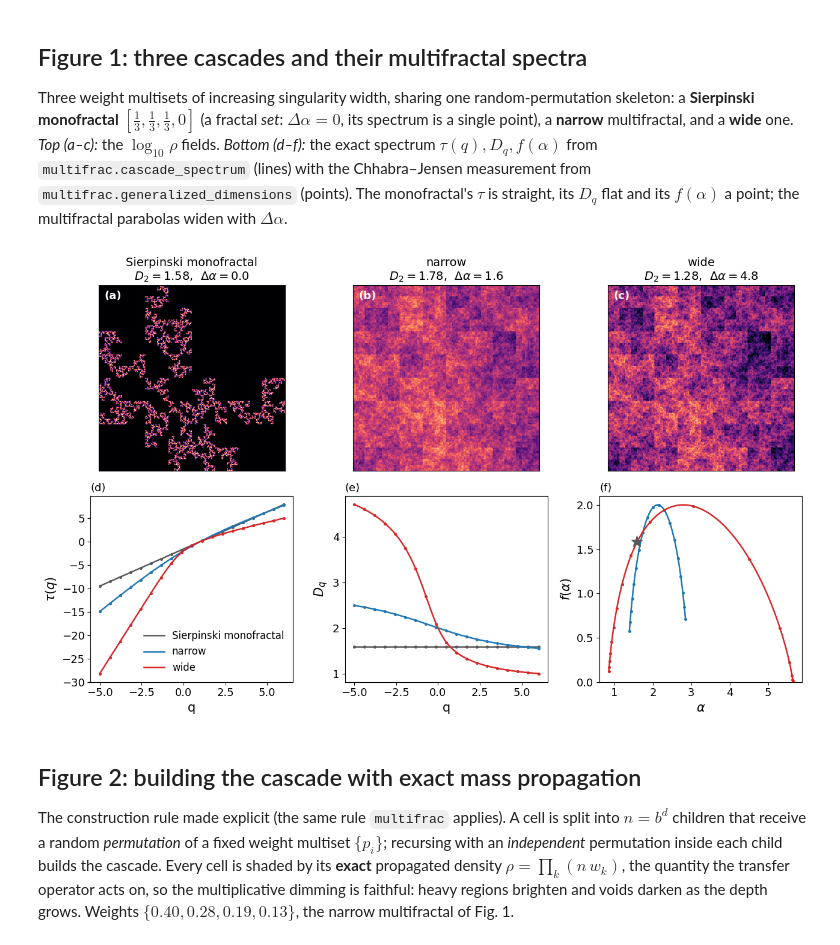
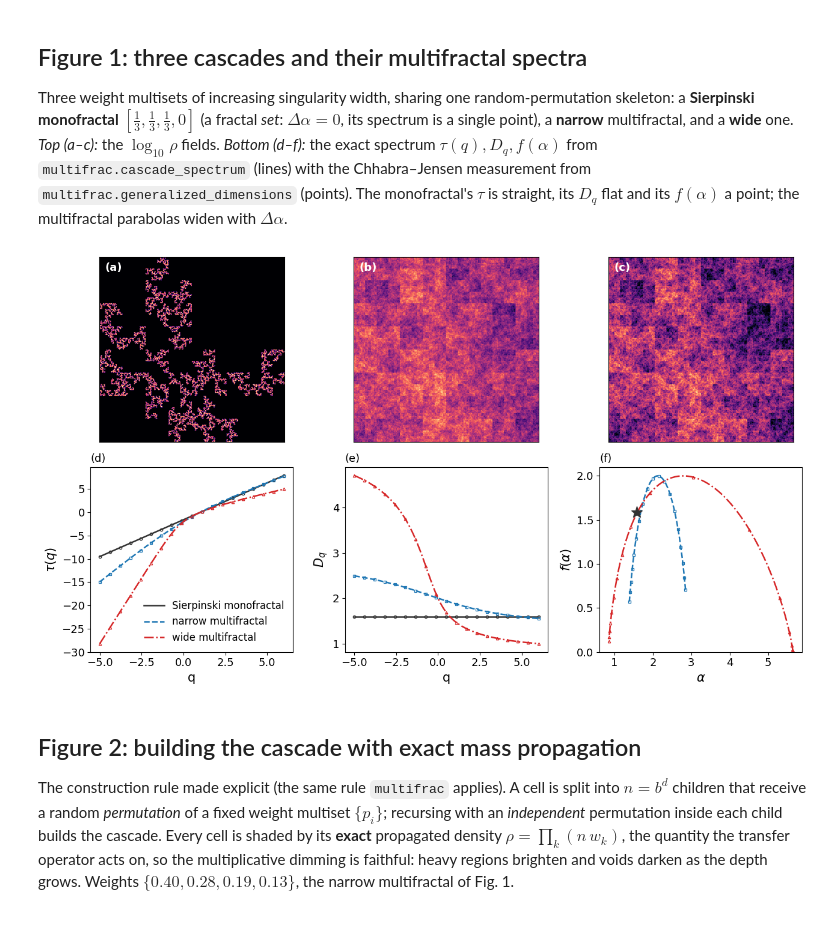
Before and after one commit to csabiu/multiplicative_cascade, a Jupyter notebook: paper1_figures.ipynb, the cells around one changed output. Cells and saved outputs as stored; diff of their text form; code cells hidden in the pictures.

```diff
--- a/paper1_figures.ipynb
+++ b/paper1_figures.ipynb
@@ -51,44 +64,48 @@ measurement from `multifrac.generalized_dimensions` (points). The monofractal's
 straight, its $D_q$ flat and its $f(\alpha)$ a point; the multifractal parabolas widen with
 $\Delta\alpha$.
 # %%
-CAS = [("Sierpinski monofractal", [1/3, 1/3, 1/3, 0.0], "0.35"),
-       ("narrow",                  [0.40, 0.28, 0.19, 0.13], "C0"),
-       ("wide",                    [0.56, 0.28, 0.14, 0.02], "C3")]
+# line style + open marker per cascade, so the curves separate in grayscale too
+CAS = [("Sierpinski monofractal", [1/3, 1/3, 1/3, 0.0], "0.2", "-",  "o"),
+       ("narrow multifractal",                  [0.40, 0.28, 0.19, 0.13], "C0", "--", "s"),
+       ("wide multifractal",                    [0.56, 0.28, 0.14, 0.02], "C3", "-.", "^")]
 qf = np.linspace(-5, 6, 400); qm = np.linspace(-5, 6, 19); NR = 20; SEED = 7
 
-fig, ax = plt.subplots(2, 3, figsize=(13.0, 8.0))
-for j, (name, w, col) in enumerate(CAS):
+fig, ax = plt.subplots(2, 3, figsize=(13.0, 7.5))
+for j, (name, w, col, ls, mk) in enumerate(CAS):
     sp = cascade_spectrum(w, base=2)                                  # excludes zero weights
     rho, _ = multifrac(w, dim=2, size=2, levels=8, seed=SEED)         # 512^2, shared skeleton
     rho = rho / rho.mean()
     ax[0, j].imshow(np.log10(np.maximum(rho, 1e-6)), origin="lower", cmap="magma")
     ax[0, j].set_xticks([]); ax[0, j].set_yticks([])
-    ax[0, j].set_title(rf"{name}" "\n" rf"$D_2={sp['D2']:.2f}$,  $\Delta\alpha={sp['delta_alpha']:.1f}$", fontsize=14)
+    #ax[0, j].set_title(rf"{name}" "\n" rf"$D_2={sp['D2']:.2f}$,  $\Delta\alpha={sp['delta_alpha']:.1f}$", fontsize=14)
 
     th = cascade_spectrum(w, base=2, q=qf)                            # exact theory
     S  = [generalized_dimensions(multifrac(w, dim=2, size=2, levels=7, seed=100+r)[0], q=qm, base=2)
           for r in range(NR)]                                         # Chhabra-Jensen, averaged
     tm = np.mean([s["tau"] for s in S], 0); Dm = np.mean([s["D"] for s in S], 0)
     am = np.mean([s["alpha"] for s in S], 0); fm = np.mean([s["f"] for s in S], 0)
-    ax[1, 0].plot(qf, th["tau"], "-", color=col, lw=1.8, label=name); ax[1, 0].plot(qm, tm, "o", color=col, ms=2.6)
-    ax[1, 1].plot(qf, th["D"],   "-", color=col, lw=1.8);             ax[1, 1].plot(qm, Dm, "o", color=col, ms=2.6)
+    ax[1, 0].plot(qf, th["tau"], ls, color=col, lw=1.8, label=name)
+    ax[1, 0].plot(qm, tm, mk, color=col, ms=3.2, mfc="none", mew=0.9)
+    ax[1, 1].plot(qf, th["D"],  ls, color=col, lw=1.8)
+    ax[1, 1].plot(qm, Dm, mk, color=col, ms=3.2, mfc="none", mew=0.9)
     if min(w) == 0:                                                   # monofractal -> point spectrum
         ax[1, 2].plot(th["alpha"][len(qf)//2], th["f"][len(qf)//2], "*", color=col, ms=14, zorder=5)
-        ax[1, 2].plot(am, fm, "o", color=col, ms=2.6)
+        ax[1, 2].plot(am, fm, mk, color=col, ms=3.2, mfc="none", mew=0.9)
     else:
         g = th["f"] > -0.3
-        ax[1, 2].plot(th["alpha"][g], th["f"][g], "-", color=col, lw=1.8); ax[1, 2].plot(am, fm, "o", color=col, ms=2.6)
+        ax[1, 2].plot(th["alpha"][g], th["f"][g], ls, color=col, lw=1.8)
+        ax[1, 2].plot(am, fm, mk, color=col, ms=3.2, mfc="none", mew=0.9)
 
 for a, lab, xl, yl in [(ax[1,0],"(d)","q",r"$\tau(q)$"), (ax[1,1],"(e)","q",r"$D_q$"), (ax[1,2],"(f)",r"$\alpha$",r"$f(\alpha)$")]:
     a.set_xlabel(xl); a.set_ylabel(yl); a.set_title(lab, loc="left", fontsize=13)
 for a, lab in zip(ax[0], ["(a)","(b)","(c)"]):
     a.text(0.03, 0.97, lab, transform=a.transAxes, color="w", va="top", fontsize=13, fontweight="bold")
 ax[1, 0].legend(fontsize=12, frameon=False); ax[1, 2].set_ylim(0, 2.1)
 fig.tight_layout()
 fig.savefig("figs/cascade_fields_spectrum.pdf"); fig.savefig("figs/cascade_fields_spectrum.png", dpi=150)
 plt.show()
 # %% [output]
-[figure, old version]
+[figure, new version]
 # %% [markdown]
 ## Figure 2: building the cascade with exact mass propagation
 
```
Also changed, not shown: parts of 12 cells of this notebook, 1 other file.
